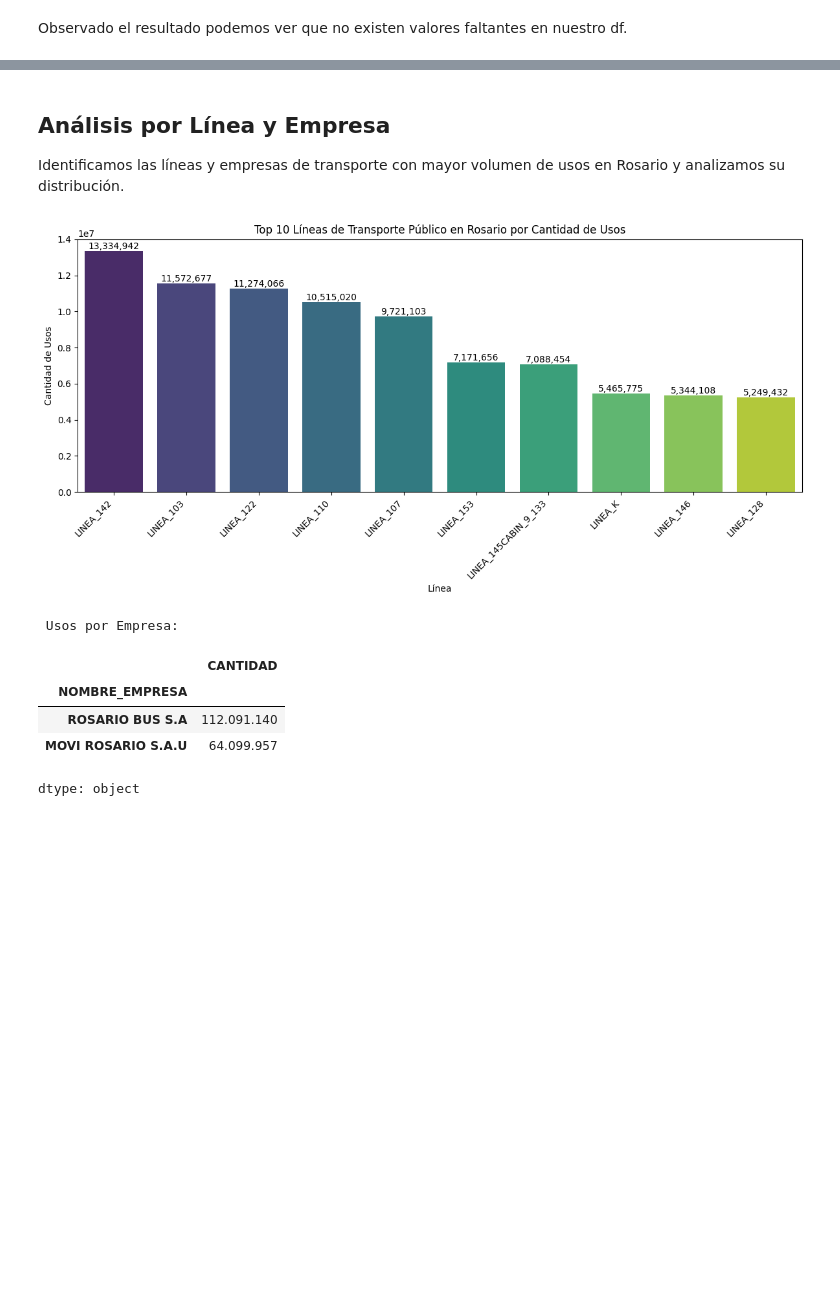
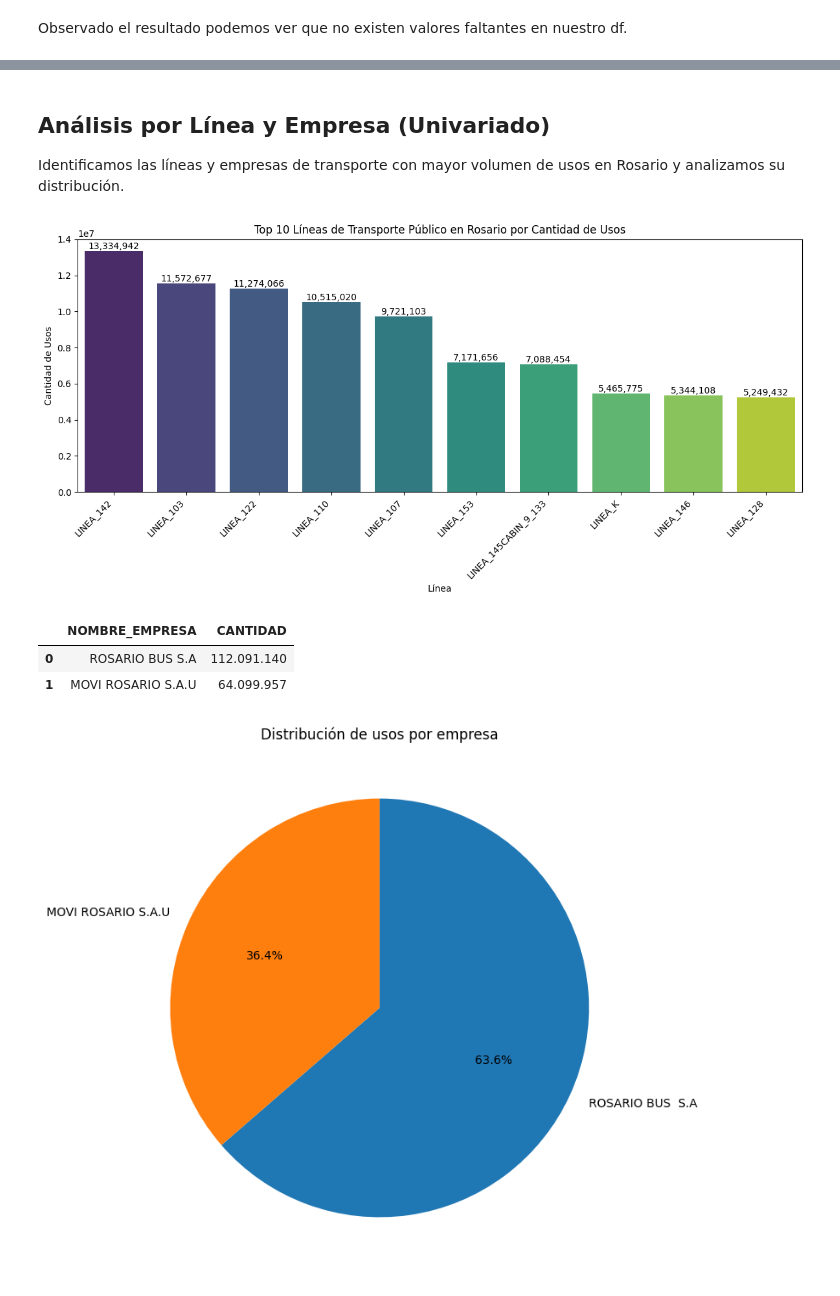
Before and after one commit to francusi/CoderDS, a Jupyter notebook: ProyectoDSParteIBarrionuevo.ipynb, the cells around one changed output, grey strips where cells are left out. Cells and saved outputs as stored; diff of their text form; code cells hidden in the pictures; blank space fills up the shorter version.

```diff
--- a/ProyectoDSParteIBarrionuevo.ipynb
+++ b/ProyectoDSParteIBarrionuevo.ipynb
@@ -211,37 +117,51 @@ dtype: int64
 # %% [markdown]
-## Análisis por Línea y Empresa
+## Análisis por Línea y Empresa (Univariado)
 
 Identificamos las líneas y empresas de transporte con mayor volumen de usos en Rosario y analizamos su distribución.
 # %%
 # Agrupamos por linea, sumamos los usos y ordenamos por orden descendente
 usos_por_linea = df_filtrado.groupby('LINEA')['CANTIDAD'].sum().sort_values(ascending=False)
 
 # Seleccionamos top 10 lineas mas usadas
 top_10_lineas = usos_por_linea.head(10)
 
 # Graficamos top 10 mediante grafico de barras
 plt.figure(figsize=(12, 6))
-ax = sns.barplot(x=top_10_lineas.index, y=top_10_lineas.values, hue=top_10_lineas.index, palette='viridis', legend=False) # Updated for FutureWarning
+ax = sns.barplot(x=top_10_lineas.index, y=top_10_lineas.values, hue=top_10_lineas.index, palette='viridis', legend=False)
 plt.title('Top 10 Líneas de Transporte Público en Rosario por Cantidad de Usos')
 plt.xlabel('Línea')
 plt.ylabel('Cantidad de Usos')
 plt.xticks(rotation=45, ha='right')
 plt.tight_layout()
 
 # Añadimos valores a las barras y configuramos separador de miles
 for container in ax.containers:
     ax.bar_label(container, fmt='{:,.0f}')
 plt.show()
 
 # Agrupamos por empresa y sumamos usos
 usos_por_empresa = df_filtrado.groupby('NOMBRE_EMPRESA')['CANTIDAD'].sum().sort_values(ascending=False)
-print("\n Usos por Empresa:")
-display(usos_por_empresa.apply(lambda x: f"{x:,.0f}".replace(",", ".")))
+usos_empresa_fmt = usos_por_empresa.reset_index()
+usos_empresa_fmt["CANTIDAD"] = usos_empresa_fmt["CANTIDAD"].map("{:,.0f}".format).str.replace(",", ".")
+display(usos_empresa_fmt)
+
+
+
+# Gráfico de torta
+plt.figure(figsize=(8, 8))
+plt.pie(
+    usos_por_empresa,
+    labels=usos_por_empresa.index,
+    autopct='%1.1f%%',   # muestra porcentajes con un decimal
+    startangle=90,       # arranca el gráfico desde arriba
+    counterclock=False   # para que vaya en sentido horario
+)
+
+plt.title("Distribución de usos por empresa")
+plt.show()
 # %% [output]
 [figure]
- Usos por Empresa:
-|  | CANTIDAD |
-| NOMBRE_EMPRESA |  |
-| ROSARIO BUS S.A | 112.091.140 |
-| MOVI ROSARIO S.A.U | 64.099.957 |
+|  | NOMBRE_EMPRESA | CANTIDAD |
+| 0 | ROSARIO BUS S.A | 112.091.140 |
+| 1 | MOVI ROSARIO S.A.U | 64.099.957 |
-dtype: object
+[figure, added]
```
Also changed, not shown: parts of 17 cells of this notebook.
